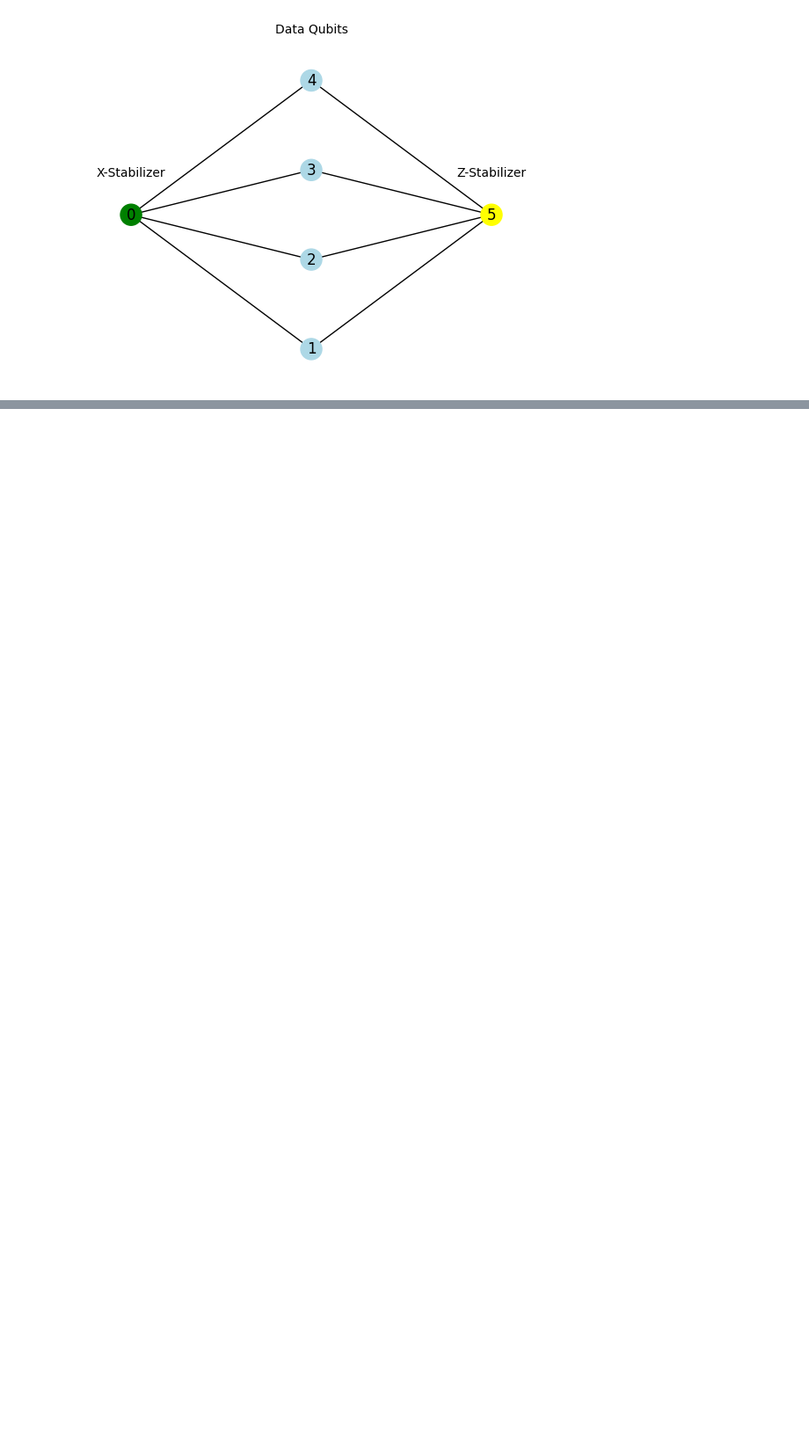
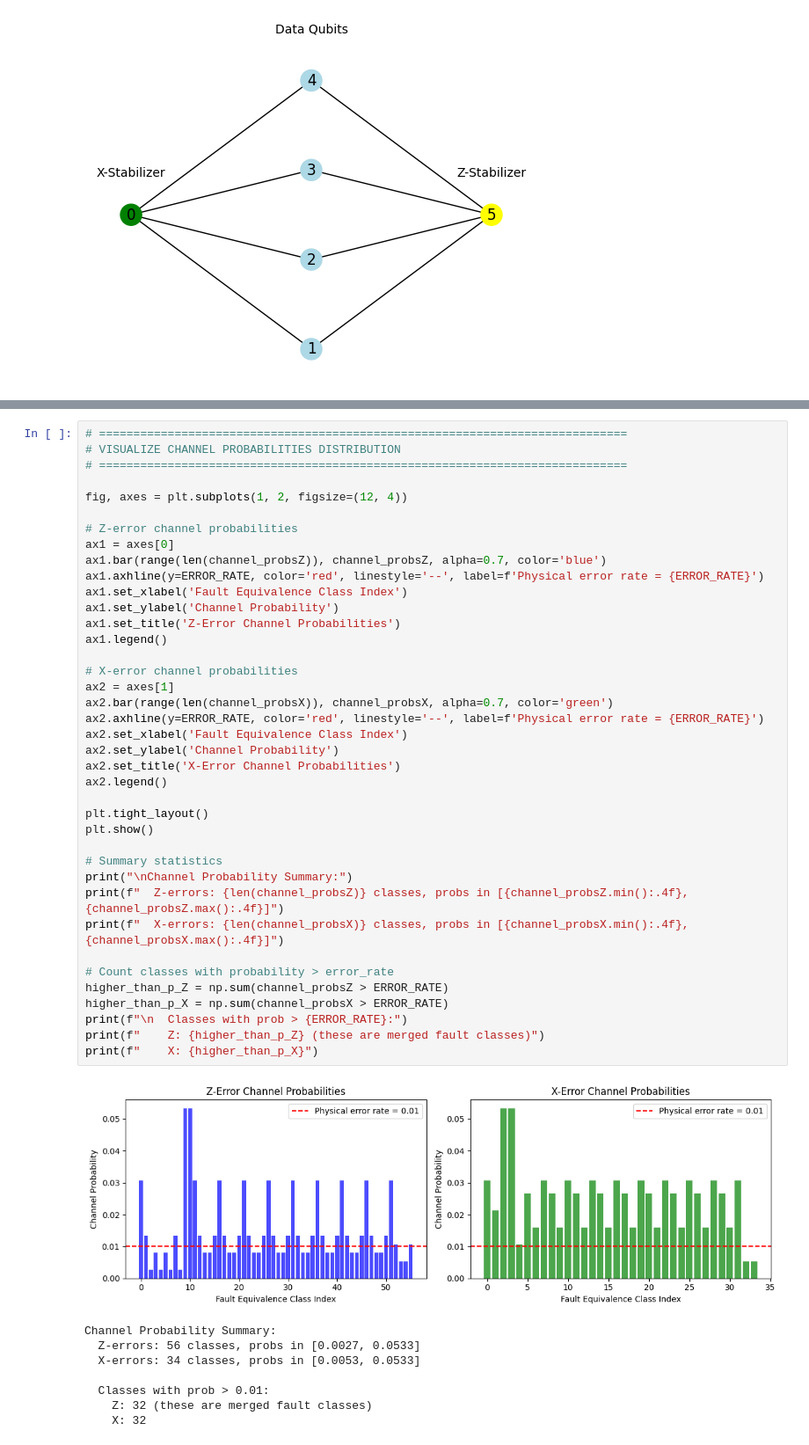
Before and after one commit to michelebanfi/qLDPC-branched-off, a Jupyter notebook: toy_example.ipynb, the cells around one changed output, grey strips where cells are left out. Shown at 88% size. Drawn from its saved outputs; the diff is of its cells as text; blank space fills up the shorter version.

```diff
--- a/toy_example.ipynb
+++ b/toy_example.ipynb
@@ -367,0 +1448,48 @@ print(f"X-correction Success: {success_x}")
+# %%
+# =============================================================================
+# VISUALIZE CHANNEL PROBABILITIES DISTRIBUTION
+# =============================================================================
+
+fig, axes = plt.subplots(1, 2, figsize=(12, 4))
+
+# Z-error channel probabilities
+ax1 = axes[0]
+ax1.bar(range(len(channel_probsZ)), channel_probsZ, alpha=0.7, color='blue')
+ax1.axhline(y=ERROR_RATE, color='red', linestyle='--', label=f'Physical error rate = {ERROR_RATE}')
+ax1.set_xlabel('Fault Equivalence Class Index')
+ax1.set_ylabel('Channel Probability')
+ax1.set_title('Z-Error Channel Probabilities')
+ax1.legend()
+
+# X-error channel probabilities
+ax2 = axes[1]
+ax2.bar(range(len(channel_probsX)), channel_probsX, alpha=0.7, color='green')
+ax2.axhline(y=ERROR_RATE, color='red', linestyle='--', label=f'Physical error rate = {ERROR_RATE}')
+ax2.set_xlabel('Fault Equivalence Class Index')
+ax2.set_ylabel('Channel Probability')
+ax2.set_title('X-Error Channel Probabilities')
+ax2.legend()
+
+plt.tight_layout()
+plt.show()
+
+# Summary statistics
+print("\nChannel Probability Summary:")
+print(f"  Z-errors: {len(channel_probsZ)} classes, probs in [{channel_probsZ.min():.4f}, {channel_probsZ.max():.4f}]")
+print(f"  X-errors: {len(channel_probsX)} classes, probs in [{channel_probsX.min():.4f}, {channel_probsX.max():.4f}]")
+
+# Count classes with probability > error_rate
+higher_than_p_Z = np.sum(channel_probsZ > ERROR_RATE)
+higher_than_p_X = np.sum(channel_probsX > ERROR_RATE)
+print(f"\n  Classes with prob > {ERROR_RATE}:")
+print(f"    Z: {higher_than_p_Z} (these are merged fault classes)")
+print(f"    X: {higher_than_p_X}")
+# %% [output]
+[figure, added]
+Channel Probability Summary:
+  Z-errors: 56 classes, probs in [0.0027, 0.0533]
+  X-errors: 34 classes, probs in [0.0053, 0.0533]
+
+  Classes with prob > 0.01:
+    Z: 32 (these are merged fault classes)
+    X: 32
```
Also changed, not shown: parts of 31 cells of this notebook, 1 other file.
